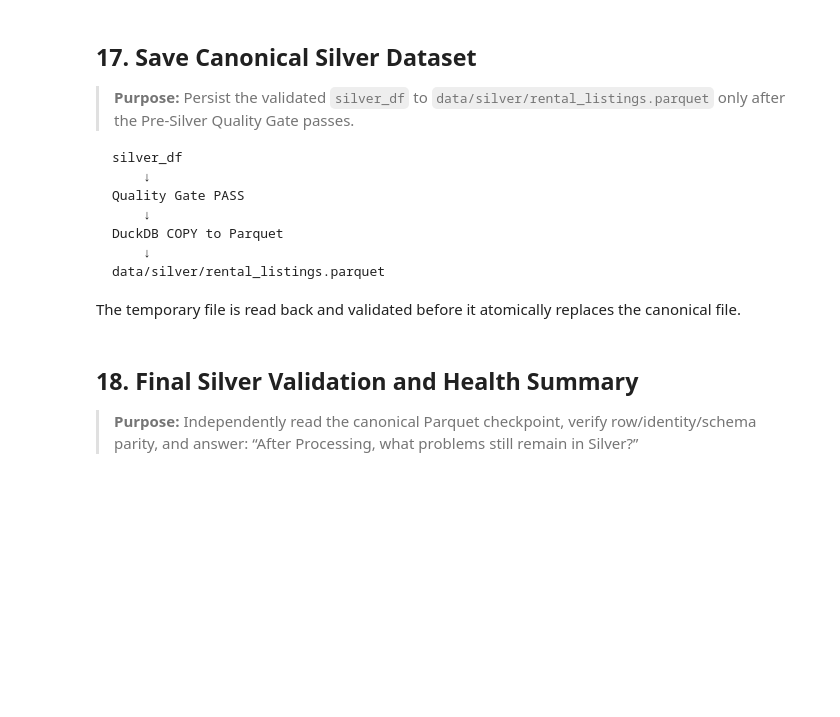
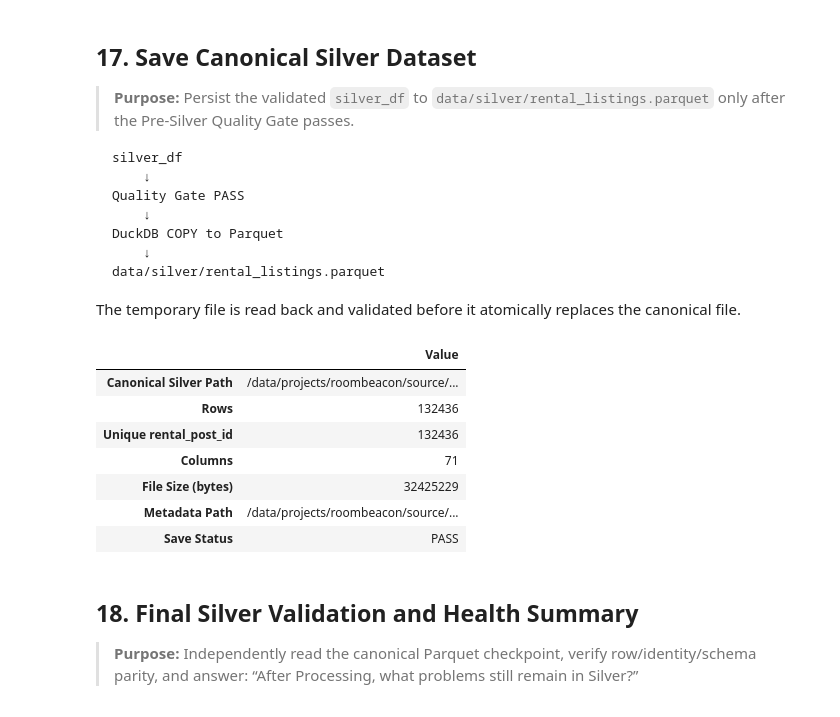
Before and after one commit to HauCoder2005/roombeacon-system, a Jupyter notebook: notebooks/02_roombeacon_silver.ipynb, the cells around one changed output. Saved outputs shown, nothing was run; the diff lists cells and outputs as text; code cells hidden in the pictures; blank space fills up the shorter version.

```diff
--- a/notebooks/02_roombeacon_silver.ipynb
+++ b/notebooks/02_roombeacon_silver.ipynb
@@ -435,35 +892,44 @@ try:
         'row_count': len(saved_silver_df),
         'distinct_rental_post_id': int(saved_silver_df.rental_post_id.nunique()),
         'column_count': len(saved_silver_df.columns),
         'columns': saved_silver_df.columns.tolist(),
         'min_observed_at': str(observed.min()) if not observed.empty else None,
         'max_observed_at': str(observed.max()) if not observed.empty else None,
-        'schema_version': '2.0.0',
-        'processing_version': '2.0.0',
+        'schema_version': '2.1.0',
+        'processing_version': '2.1.0',
         'source_snapshot': RUN_CONTEXT,
     }
     TEMP_METADATA_PATH.write_text(json.dumps(silver_metadata, indent=2, ensure_ascii=False), encoding='utf-8')
     TEMP_SILVER_PATH.replace(SILVER_PATH)
     TEMP_METADATA_PATH.replace(METADATA_PATH)
 finally:
     TEMP_SILVER_PATH.unlink(missing_ok=True)
     TEMP_METADATA_PATH.unlink(missing_ok=True)
 
 # Remove obsolete names only after canonical publication succeeds.
 for obsolete_dir in {SILVER_DIR, PROJECT_ROOT / 'data' / 'silver'}:
     for obsolete_name in ('rental_latest.parquet', 'rental_latest.metadata.json'):
         (obsolete_dir / obsolete_name).unlink(missing_ok=True)
 
 save_summary = pd.Series({
     'Canonical Silver Path': str(SILVER_PATH),
     'Rows': len(saved_silver_df),
     'Unique rental_post_id': saved_silver_df.rental_post_id.nunique(),
     'Columns': len(saved_silver_df.columns),
     'File Size (bytes)': SILVER_PATH.stat().st_size,
     'Metadata Path': str(METADATA_PATH),
     'Save Status': 'PASS',
 }, name='Value').to_frame()
 display(save_summary)
+# %% [output]
+|  | Value |
+| Canonical Silver Path | /data/projects/roombeacon/source/... |
+| Rows | 132436 |
+| Unique rental_post_id | 132436 |
+| Columns | 71 |
+| File Size (bytes) | 32425229 |
+| Metadata Path | /data/projects/roombeacon/source/... |
+| Save Status | PASS |
 # %% [markdown]
 ## 18. Final Silver Validation and Health Summary
 
```
Also changed, not shown: parts of 19 cells of this notebook, 30 other files.
